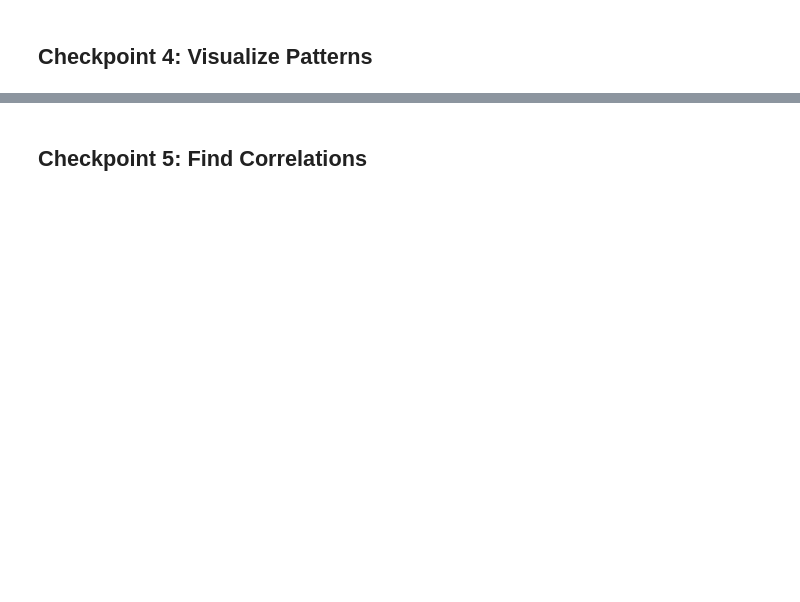
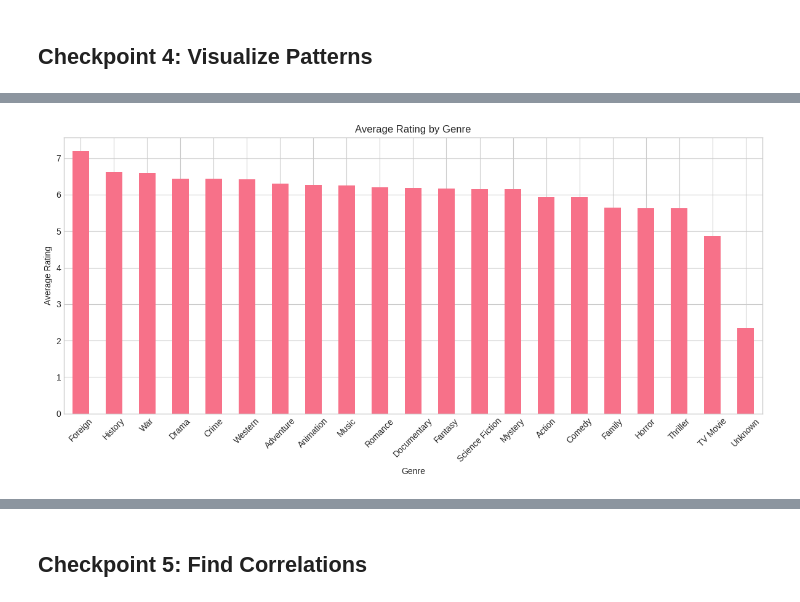
Before and after one commit to DKeAlvaro/Intro-DSAI, a Jupyter notebook: solutions/workshop_solutions.ipynb, the cells around one changed output, grey strips where cells are left out. Drawn from its saved outputs; the diff is of its cells as text; code cells hidden in the pictures; blank space fills up the shorter version.

```diff
--- a/solutions/workshop_solutions.ipynb
+++ b/solutions/workshop_solutions.ipynb
@@ -35,3 +182,13 @@
 # %%
-# SOLUTION: Bar chart of average rating by genreplt.figure(figsize=(12, 6))df.groupby('genre')['vote_average'].mean().sort_values(ascending=False).plot(kind='bar')plt.xlabel('Genre')plt.ylabel('Average Rating')plt.title('Average Rating by Genre')plt.xticks(rotation=45)plt.tight_layout()plt.show()
+# SOLUTION: Bar chart of average rating by genre
+plt.figure(figsize=(12, 6))
+df.groupby('genre')['vote_average'].mean().sort_values(ascending=False).plot(kind='bar')
+plt.xlabel('Genre')
+plt.ylabel('Average Rating')
+plt.title('Average Rating by Genre')
+plt.xticks(rotation=45)
+plt.tight_layout()
+plt.show()
+# %% [output]
+[figure, added]
 # %%
```
Also changed, not shown: parts of 26 cells of this notebook, 3 other files.
